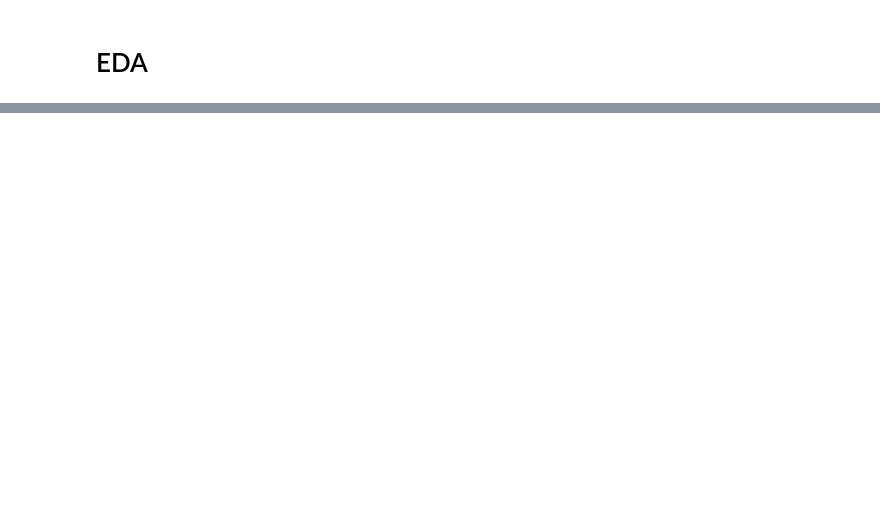
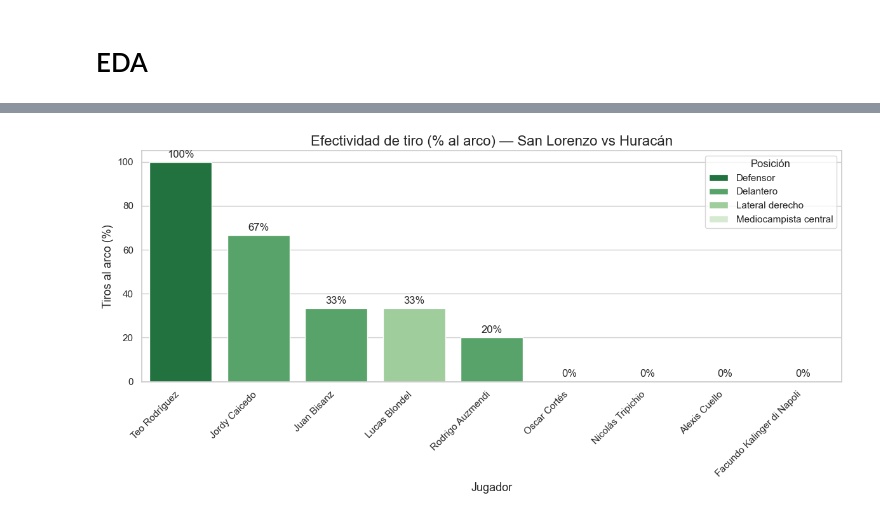
Before and after one commit to andressonsino/football-data-analysis, a Jupyter notebook: huracan/notebooks/san_lorenzo_huracan.ipynb, the cells around one changed output, grey strips where cells are left out. Drawn from its saved outputs; the diff is of its cells as text; code cells hidden in the pictures; blank space fills up the shorter version.

```diff
--- a/huracan/notebooks/san_lorenzo_huracan.ipynb
+++ b/huracan/notebooks/san_lorenzo_huracan.ipynb
@@ -415,0 +535,29 @@ Filas: 29 | Columnas: 22
+# %%
+# Efectividad: tiros al arco sobre tiros totales
+# Solo jugadores con al menos 1 tiro
+df_tiros = df_activos[df_activos['Tiros totales'] > 0].copy()
+df_tiros['efectividad_tiro'] = (
+    df_tiros['Tiros al arco'] / df_tiros['Tiros totales'] * 100
+).round(1)
+
+df_tiros = df_tiros.sort_values('efectividad_tiro', ascending=False)
+
+plt.figure(figsize=(12, 6))
+p = sns.barplot(
+    data=df_tiros,
+    x='Jugador',
+    y='efectividad_tiro',
+    hue='Posición',
+    dodge=False,
+    palette='Greens_r'
+)
+for container in p.containers:
+    p.bar_label(container, fmt='%.0f%%', label_type='edge', padding=3)
+plt.title(f'Efectividad de tiro (% al arco) — {EQUIPO_LOCAL} vs {EQUIPO_VISITANTE}')
+plt.ylabel('Tiros al arco (%)')
+plt.xticks(rotation=45, ha='right')
+plt.tight_layout()
+plt.savefig('../outputs/efectividad_tiro.png', dpi=150, bbox_inches='tight')
+plt.show()
+# %% [output]
+[figure, added]
```
Also changed, not shown: parts of 26 cells of this notebook, 7 other files.
